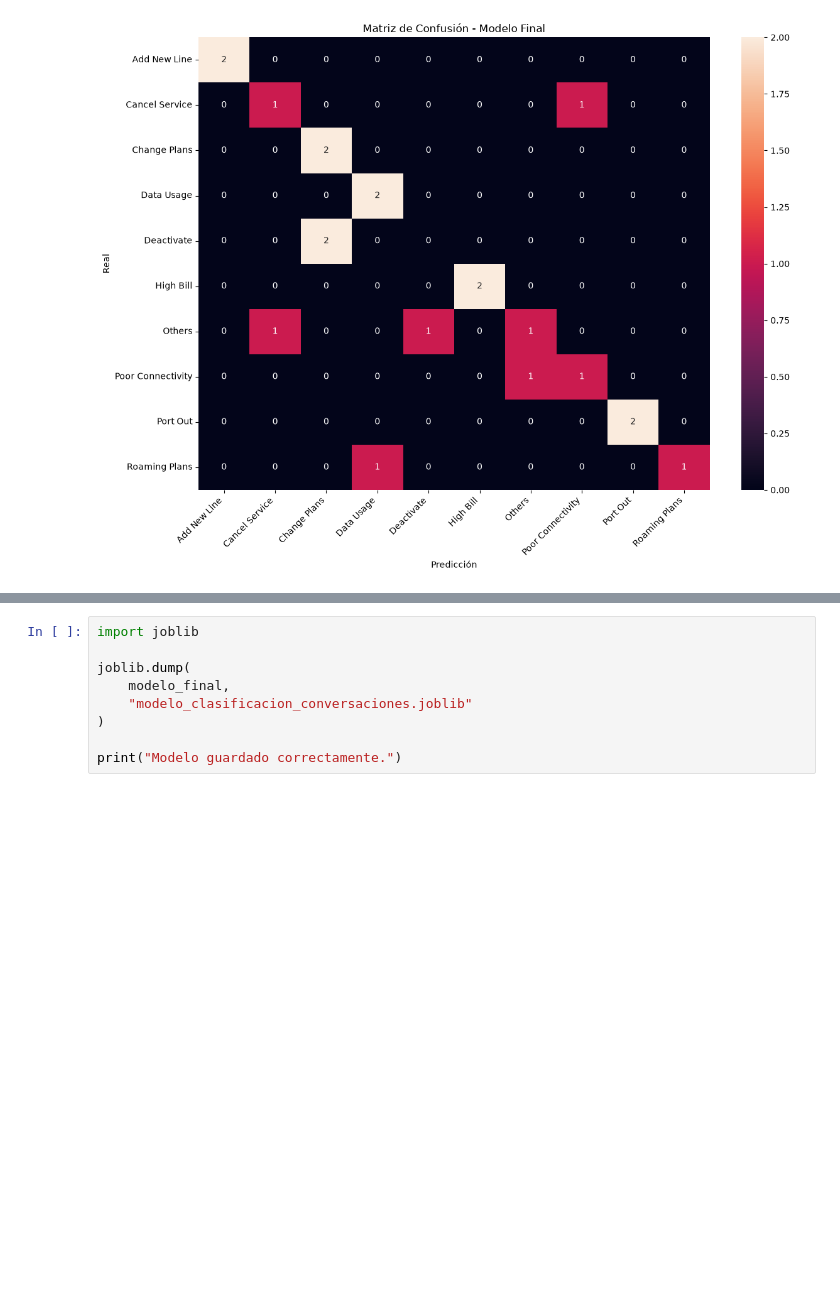
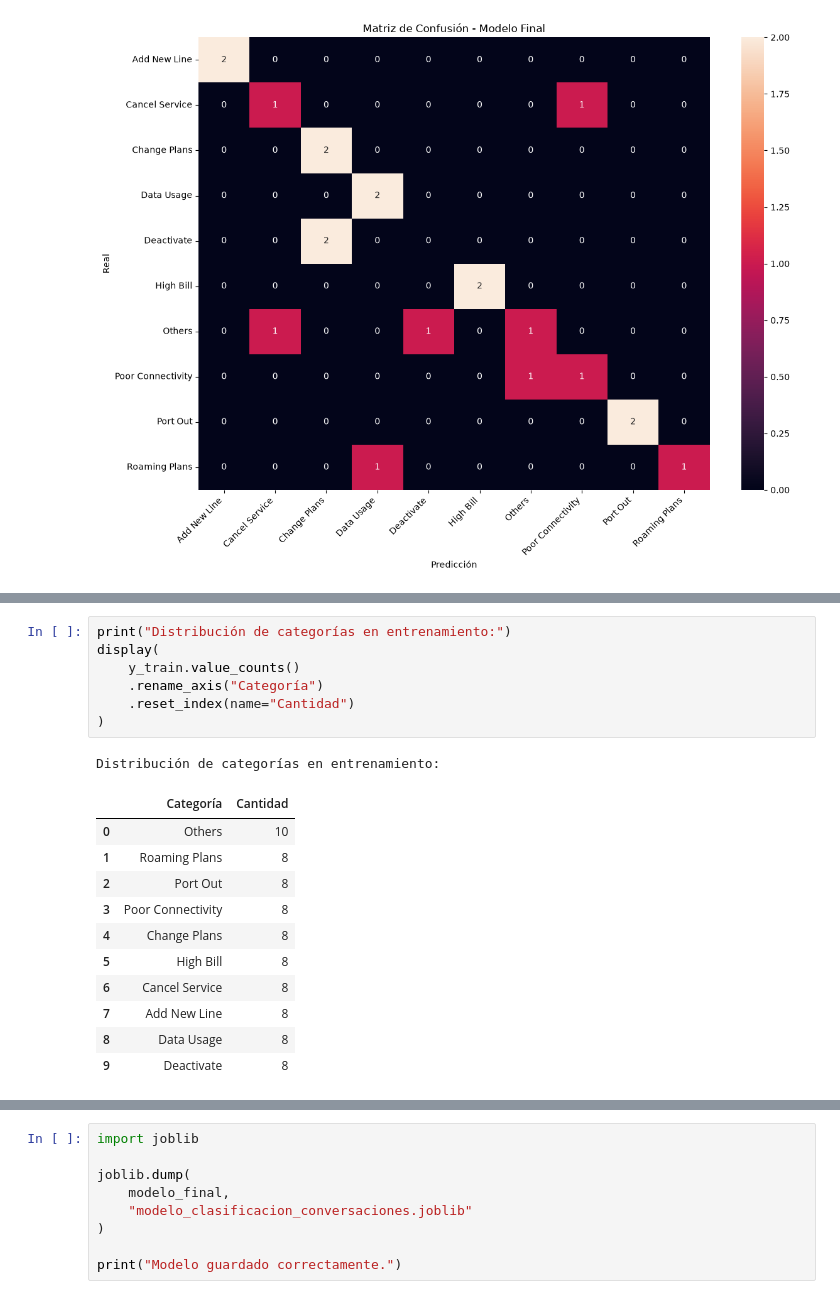
Before and after one commit to WinterBambie/conversation-classifier-tlcomunication, a Jupyter notebook: notebooks/02_desarrollo_modelos_cv (1).ipynb, the cells around one changed output, grey strips where cells are left out. Cells and saved outputs as stored; diff of their text form; blank space fills up the shorter version.

```diff
--- a/notebooks/02_desarrollo_modelos_cv (1).ipynb
+++ b/notebooks/02_desarrollo_modelos_cv (1).ipynb
@@ -622,0 +756,20 @@ for mensaje, real, predicho in zip(
+# %%
+print("Distribución de categorías en entrenamiento:")
+display(
+    y_train.value_counts()
+    .rename_axis("Categoría")
+    .reset_index(name="Cantidad")
+)
+# %% [output]
+Distribución de categorías en entrenamiento:
+|  | Categoría | Cantidad |
+| 0 | Others | 10 |
+| 1 | Roaming Plans | 8 |
+| 2 | Port Out | 8 |
+| 3 | Poor Connectivity | 8 |
+| 4 | Change Plans | 8 |
+| 5 | High Bill | 8 |
+| 6 | Cancel Service | 8 |
+| 7 | Add New Line | 8 |
+| 8 | Data Usage | 8 |
+| 9 | Deactivate | 8 |
```
Also changed, not shown: parts of 19 cells of this notebook, 2 other files.
